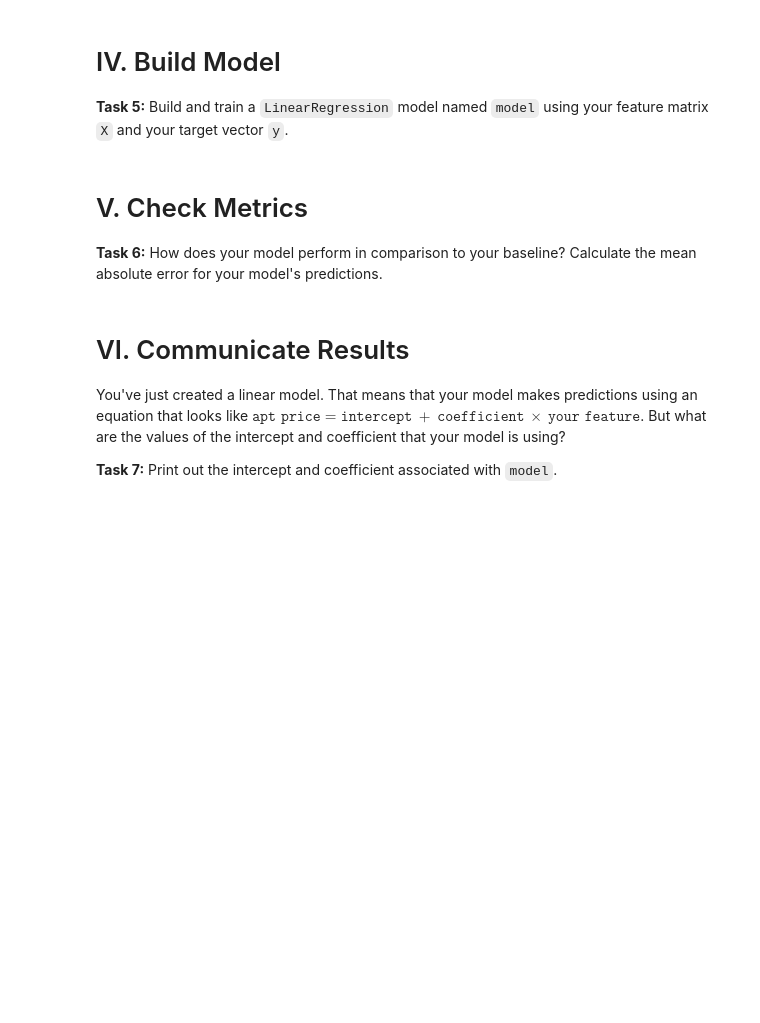
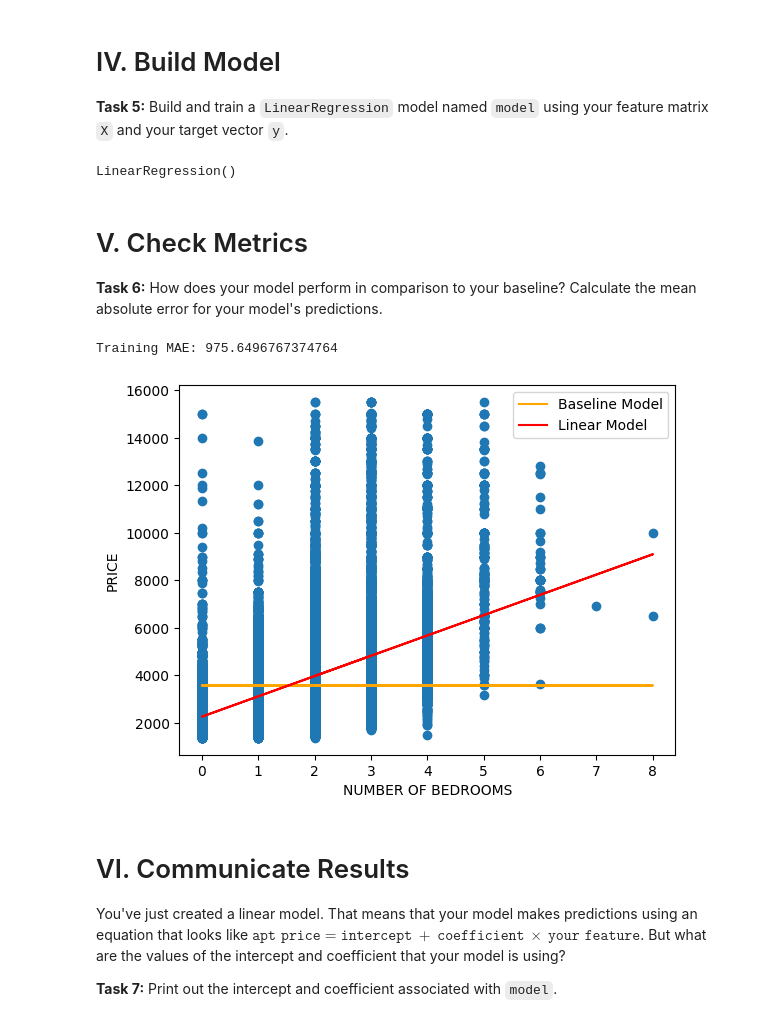
Before and after one commit to sikoh/DS-Linear-Models, a Jupyter notebook: Linear-Regression-1/DS_Regression_1_Homework.ipynb, the cells around one changed output. Drawn from its saved outputs; the diff is of its cells as text; code cells hidden in the pictures; blank space fills up the shorter version.

```diff
--- a/Linear-Regression-1/DS_Regression_1_Homework.ipynb
+++ b/Linear-Regression-1/DS_Regression_1_Homework.ipynb
@@ -86,9 +210,12 @@ print('Baseline MAE:', baseline_mae)
 
 
 # Step 2: Instantiate predictor
-model = ...
+model = LinearRegression()
 
 # Step 3: Fit predictor on the (training) data
+model.fit(X,y)
+# %% [output]
+LinearRegression()
 # %% [markdown]
 # V. Check Metrics
 
@@ -100,3 +223,28 @@ print('Training MAE:', training_mae)
+# %%
+# another way to do it
+#training_mae = mean_absolute_error(y_train,model.predict(X_train))
+# testing_mae = mean_absolute_error(y_test,model.predict(X_test))
+# print("Training MAE",training_mae)
+# print("Testing MAE", testing_mae)
+
+
+#lets use the example from the lecture today
+print('Training MAE:',mean_absolute_error(y, model.predict(X)))
+# %% [output]
+Training MAE: 975.6496767374764
+# %%
+plt.scatter(X, y)
+plt.plot(X, y_pred,
+         label='Baseline Model',
+         color='orange')
+plt.plot(X, model.predict(X),
+         label='Linear Model',
+         color='red')
+plt.xlabel('NUMBER OF BEDROOMS')
+plt.ylabel('PRICE')
+plt.legend();
+# %% [output]
+[figure, added]
 # %% [markdown]
 # VI. Communicate Results
 
```
Also changed, not shown: parts of 20 cells of this notebook.
